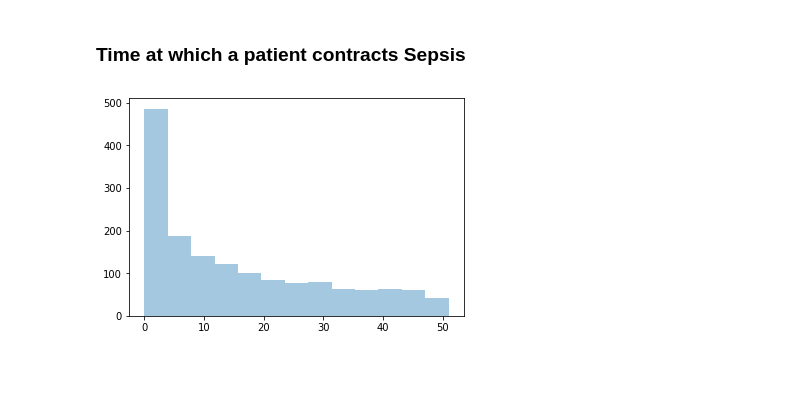
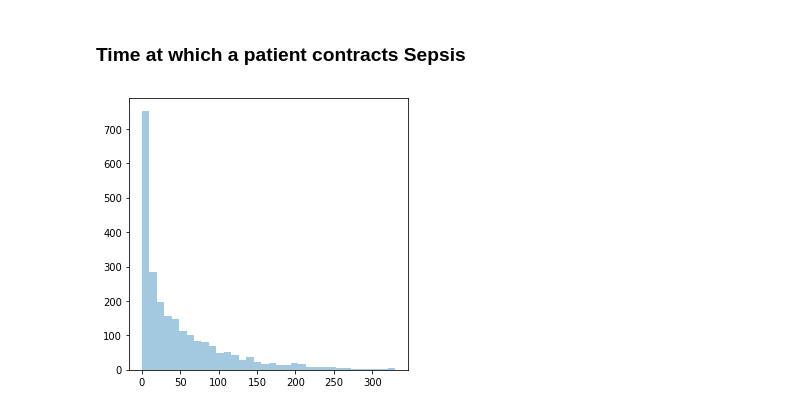
Before and after one commit to kskaran94/Sepsis_Identification, a Jupyter notebook: EDA_Temporal.ipynb, the cells around one changed output. Cells and saved outputs as stored; diff of their text form; code cells hidden in the pictures; blank space fills up the shorter version.

```diff
--- a/EDA_Temporal.ipynb
+++ b/EDA_Temporal.ipynb
@@ -113,23 +114,27 @@ len(grp_sepsis_rep[grp_sepsis_rep > 0])
 # %% [markdown]
 ### Time at which a patient contracts Sepsis
 # %%
-temp = patient_filter_train.groupby(['Patient_id'])['SepsisLabel']\
+temp = filter_train.groupby(['Patient_id'])['SepsisLabel']\
        .sum().reset_index()
 
 sepsis_train_pid = np.array(temp[temp['SepsisLabel'] > 0]['Patient_id'])
 
 
-temp_filter = patient_filter_train[patient_filter_train['Patient_id']\
+temp_filter = filter_train[filter_train['Patient_id']\
                                    .isin(sepsis_train_pid)]
 
 sepsis_time = []
+tot_time = []
 
 
 for pid in sepsis_train_pid:
   df = temp_filter[temp_filter['Patient_id']==pid]
   sepsis_time.append(df[df['SepsisLabel']==1]['time'].iloc[0])
+  tot_time.append(df[df['SepsisLabel']==1]['time'][::-1].iloc[0])
+
+rcParams['figure.figsize'] = 5, 5
 
 
 sns.distplot(sepsis_time, kde=False);
 # %% [output]
-[figure, old version]
+[figure, new version]
```
Also changed, not shown: parts of 3 cells of this notebook.
